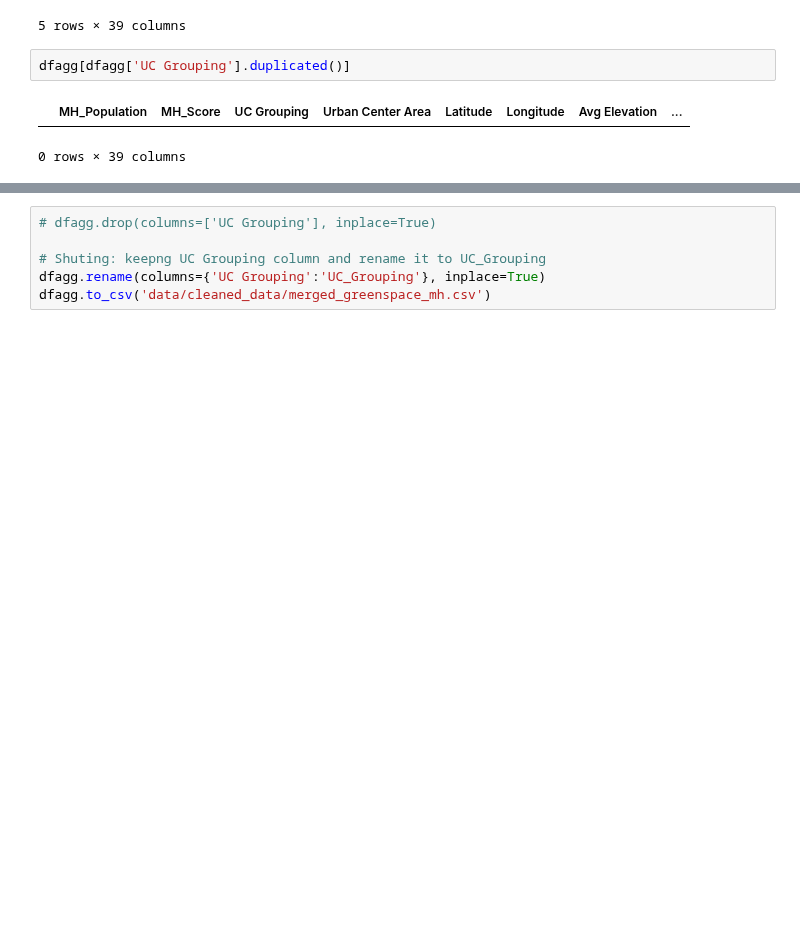
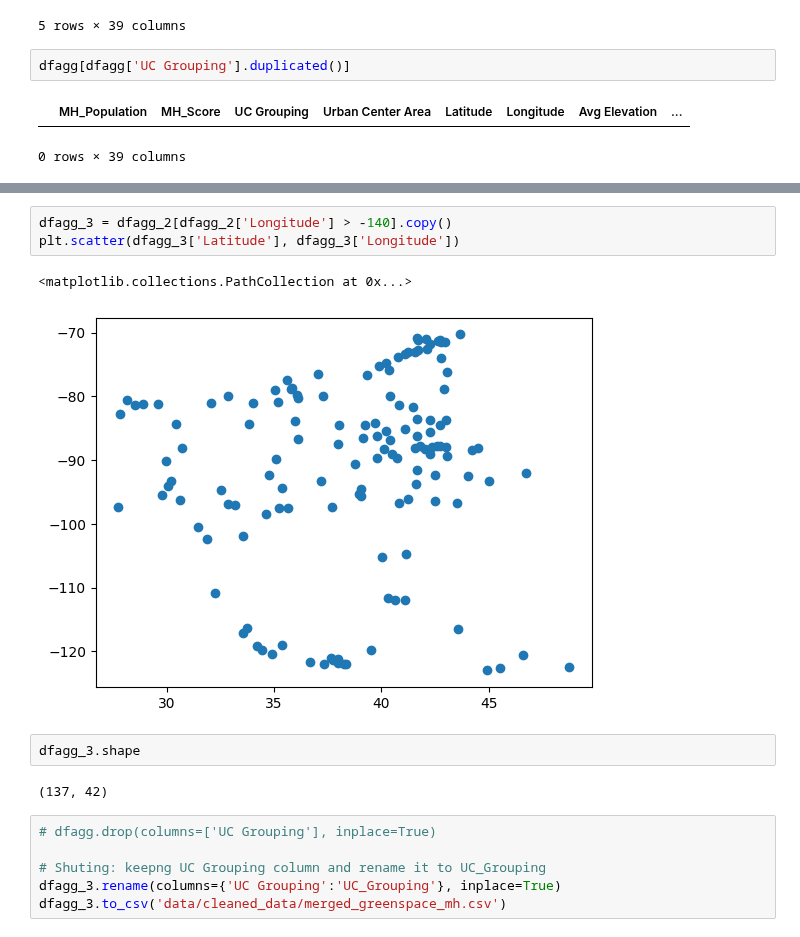
Before and after one commit to shuting2023/Natures_Rx, a Jupyter notebook: MergedDataset.ipynb, the cells around one changed output, grey strips where cells are left out. Saved outputs shown, nothing was run; the diff lists cells and outputs as text; blank space fills up the shorter version.

```diff
--- a/MergedDataset.ipynb
+++ b/MergedDataset.ipynb
@@ -126,6 +151,16 @@ dfagg.head()
+# %%
+dfagg_3 = dfagg_2[dfagg_2['Longitude'] > -140].copy()
+plt.scatter(dfagg_3['Latitude'], dfagg_3['Longitude'])
+# %% [output]
+<matplotlib.collections.PathCollection at 0x...>
+[figure, added]
+# %%
+dfagg_3.shape
+# %% [output]
+(137, 42)
 # %%
 # dfagg.drop(columns=['UC Grouping'], inplace=True)
 
 # Shuting: keepng UC Grouping column and rename it to UC_Grouping
-dfagg.rename(columns={'UC Grouping':'UC_Grouping'}, inplace=True)
-dfagg.to_csv('data/cleaned_data/merged_greenspace_mh.csv')
+dfagg_3.rename(columns={'UC Grouping':'UC_Grouping'}, inplace=True)
+dfagg_3.to_csv('data/cleaned_data/merged_greenspace_mh.csv')
```
Also changed, not shown: parts of 7 cells of this notebook.
